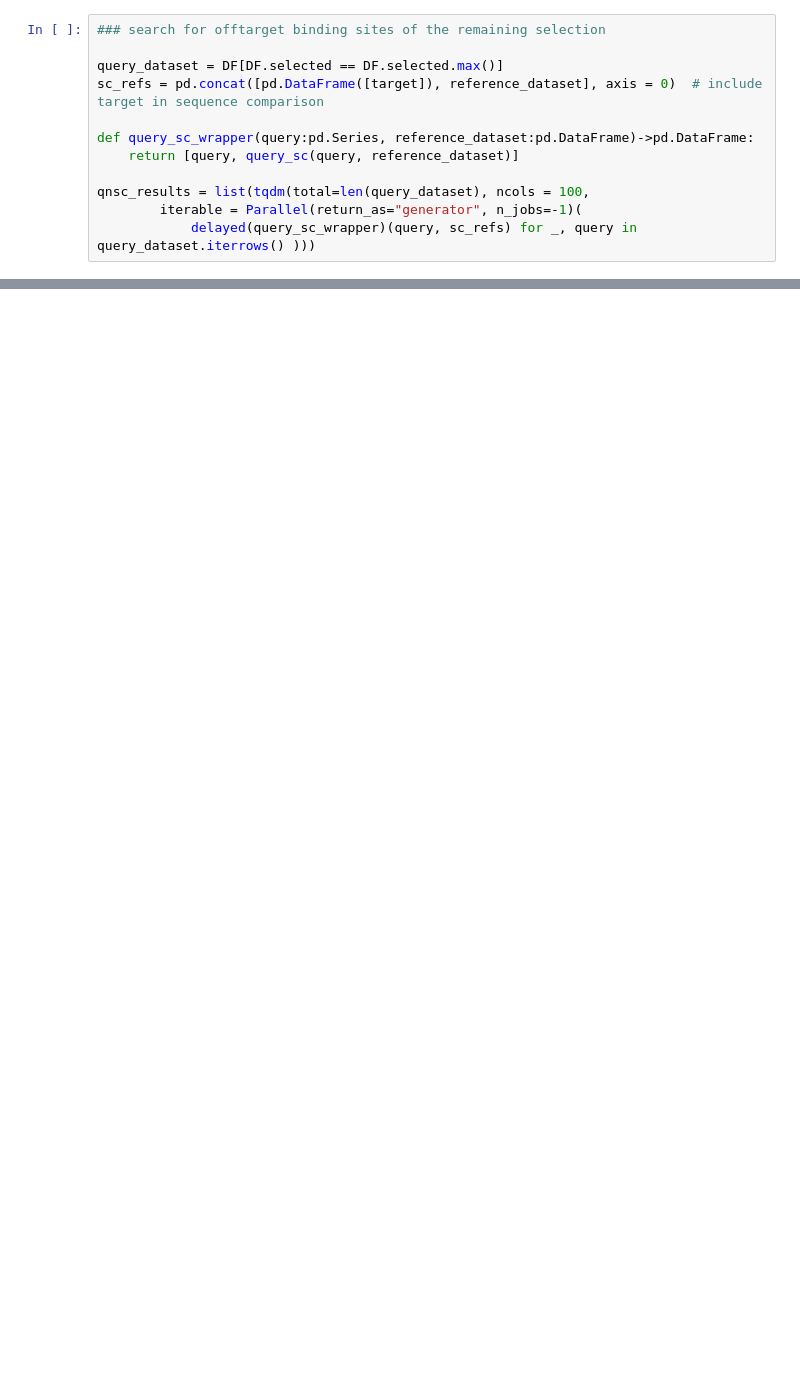
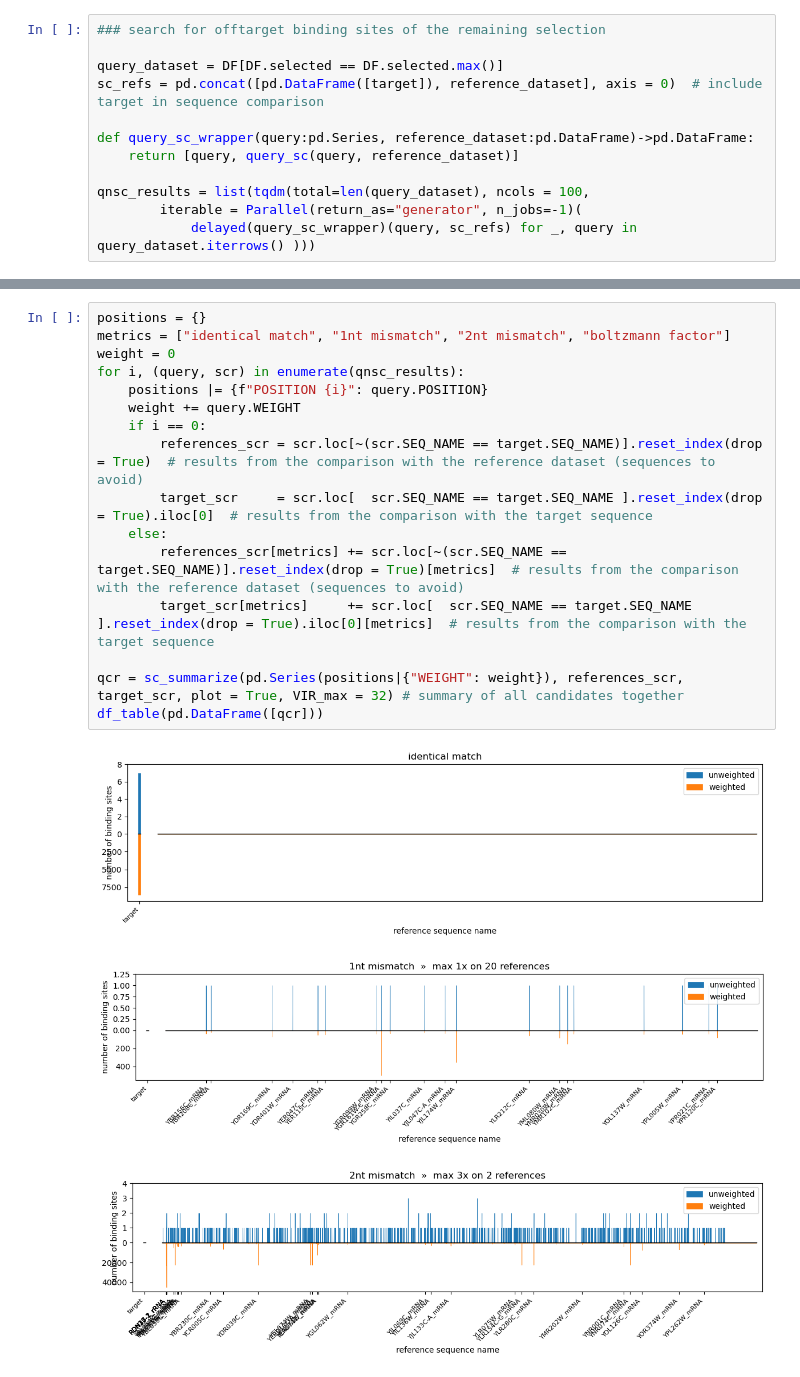
Before and after one commit to Q1vy/iGEM2025-TRAPS-Software-and-Modelling, a Jupyter notebook: target_search_alt.ipynb, the cells around one changed output, grey strips where cells are left out. Cells and saved outputs as stored; diff of their text form; blank space fills up the shorter version.

```diff
--- a/target_search_alt.ipynb
+++ b/target_search_alt.ipynb
@@ -262,0 +171,20 @@ df_table(qc_results2)
+# %%
+positions = {}
+metrics = ["identical match", "1nt mismatch", "2nt mismatch", "boltzmann factor"]
+weight = 0
+for i, (query, scr) in enumerate(qnsc_results):
+    positions |= {f"POSITION {i}": query.POSITION}
+    weight += query.WEIGHT
+    if i == 0:
+        references_scr = scr.loc[~(scr.SEQ_NAME == target.SEQ_NAME)].reset_index(drop = True)  # results from the comparison with the reference dataset (sequences to avoid)
+        target_scr     = scr.loc[  scr.SEQ_NAME == target.SEQ_NAME ].reset_index(drop = True).iloc[0]  # results from the comparison with the target sequence
+    else:
+        references_scr[metrics] += scr.loc[~(scr.SEQ_NAME == target.SEQ_NAME)].reset_index(drop = True)[metrics]  # results from the comparison with the reference dataset (sequences to avoid)
+        target_scr[metrics]     += scr.loc[  scr.SEQ_NAME == target.SEQ_NAME ].reset_index(drop = True).iloc[0][metrics]  # results from the comparison with the target sequence
+
+qcr = sc_summarize(pd.Series(positions|{"WEIGHT": weight}), references_scr,  target_scr, plot = True, VIR_max = 32) # summary of all candidates together
+df_table(pd.DataFrame([qcr]))
+# %% [output]
+[figure, added]
+[figure, added]
+[figure, added]
```
Also changed, not shown: parts of 11 cells of this notebook, 4 other files.
